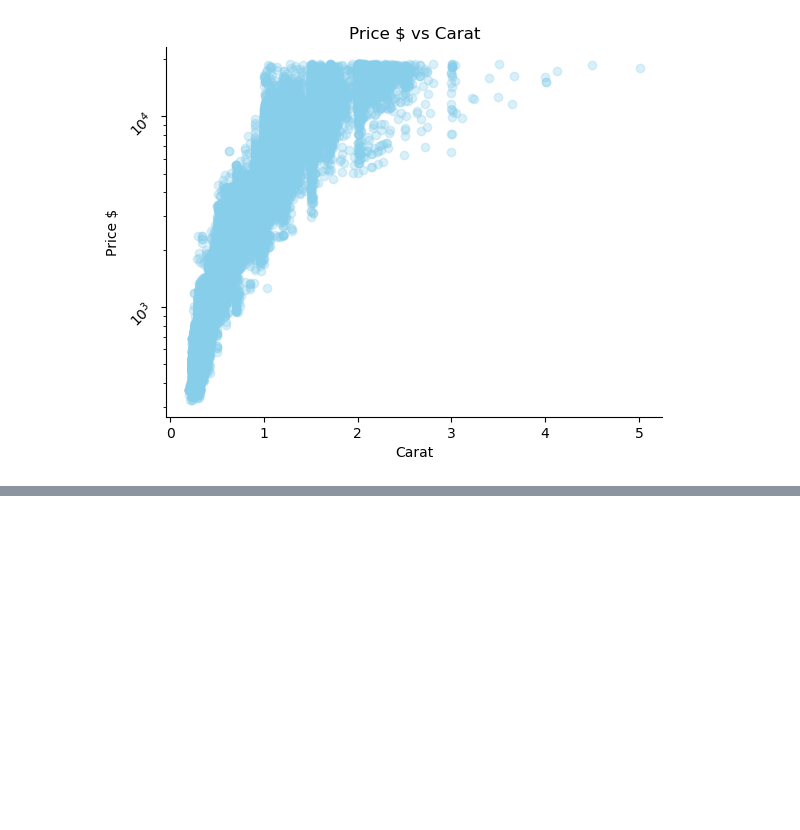
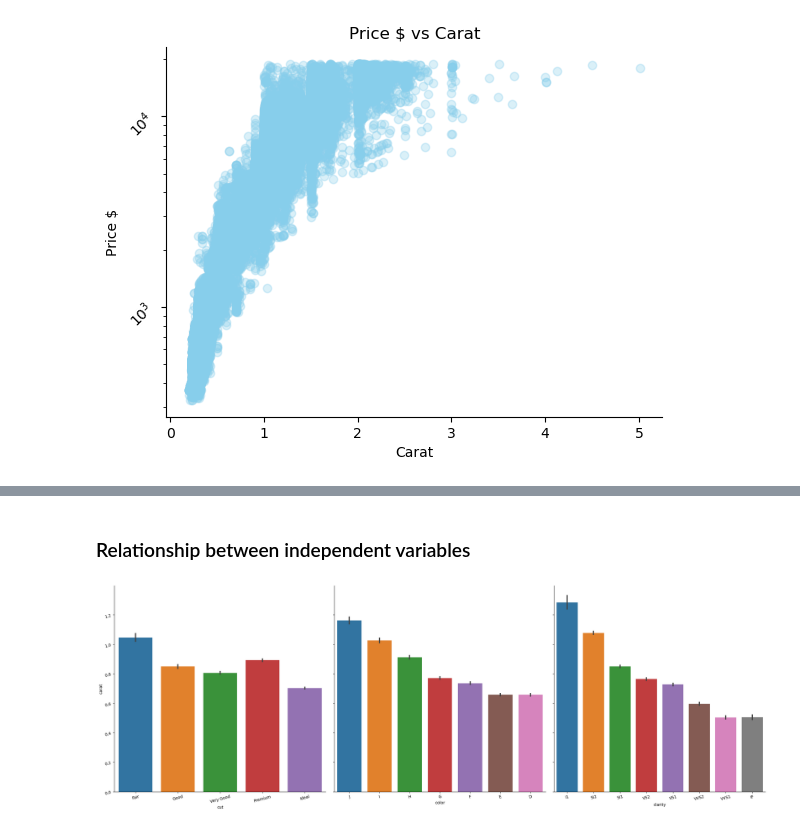
Before and after one commit to Antonio417/Multivariate_Data_Analysis, a Jupyter notebook: Multivariate_Data_Analysis.ipynb, the cells around one changed output, grey strips where cells are left out. Cells and saved outputs as stored; diff of their text form; code cells hidden in the pictures; blank space fills up the shorter version.

Commit message:
Finished Bivariate Exploration

```diff
--- a/Multivariate_Data_Analysis.ipynb
+++ b/Multivariate_Data_Analysis.ipynb
@@ -265,0 +280,12 @@ plt.xlabel("Cut");
+# %% [markdown]
+### Relationship between independent variables
+# %%
+# bivariate plots of carat vs. cut, color, clarity
+variables = ['cut', 'color', 'clarity']
+g = sns.PairGrid(data = diamonds, x_vars=variables, y_vars='carat', size=8)
+
+for ax in g.axes.flatten():
+    g.map(sns.barplot);
+    ax.tick_params(rotation = 15)
+# %% [output]
+[figure, added]
```
Also changed, not shown: parts of 21 cells of this notebook.
